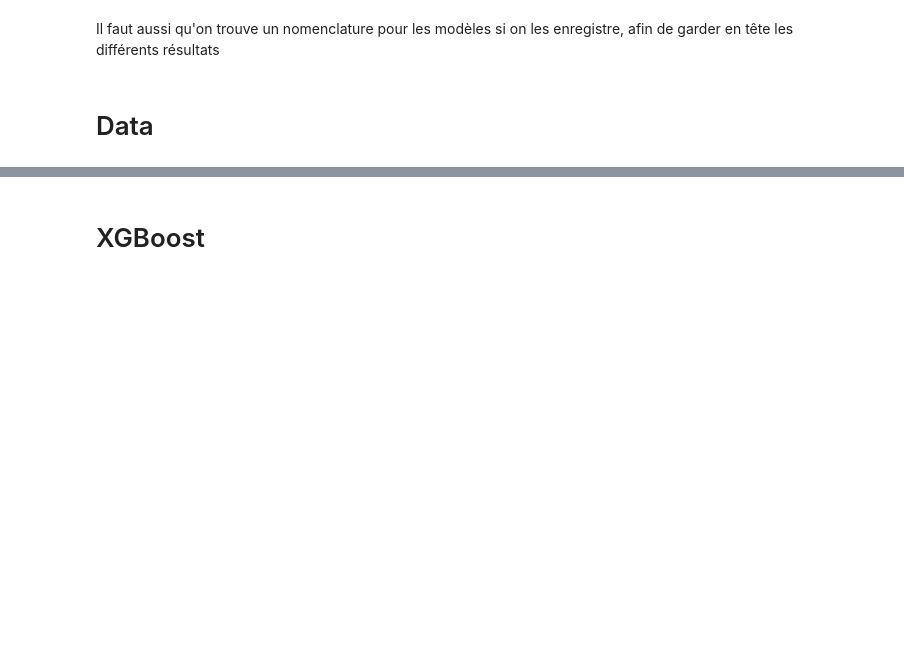
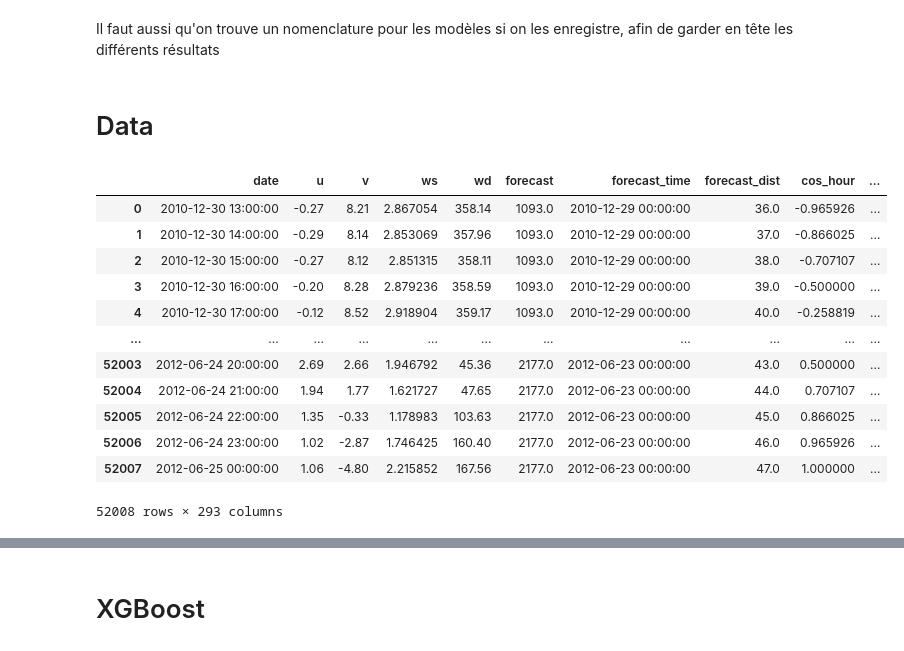
Before and after one commit to MorganeVives/DataChallenge_WP_phase2, a Jupyter notebook: Model_development-XGBoost.ipynb, the cells around one changed output, grey strips where cells are left out. Drawn from its saved outputs; the diff is of its cells as text; code cells hidden in the pictures; blank space fills up the shorter version.

```diff
--- a/Model_development-XGBoost.ipynb
+++ b/Model_development-XGBoost.ipynb
@@ -48,3 +48,19 @@ test_wp6 = pd.read_csv('Data/Preprocessing/WP6_test_preprocessed.csv', sep=',')
 test_dates = pd.read_csv('Data/Initial/test.csv', sep=',').date.values
 # %%
 to_drop = ['date','wd','forecast_time', 'forecast', "forecast_dist"]
+# %%
+test_wp1
+# %% [output]
+|  | date | u | v | ws | wd | forecast | forecast_time | forecast_dist | cos_hour | ... |
+| 0 | 2010-12-30 13:00:00 | -0.27 | 8.21 | 2.867054 | 358.14 | 1093.0 | 2010-12-29 00:00:00 | 36.0 | -0.965926 | ... |
+| 1 | 2010-12-30 14:00:00 | -0.29 | 8.14 | 2.853069 | 357.96 | 1093.0 | 2010-12-29 00:00:00 | 37.0 | -0.866025 | ... |
+| 2 | 2010-12-30 15:00:00 | -0.27 | 8.12 | 2.851315 | 358.11 | 1093.0 | 2010-12-29 00:00:00 | 38.0 | -0.707107 | ... |
+| 3 | 2010-12-30 16:00:00 | -0.20 | 8.28 | 2.879236 | 358.59 | 1093.0 | 2010-12-29 00:00:00 | 39.0 | -0.500000 | ... |
+| 4 | 2010-12-30 17:00:00 | -0.12 | 8.52 | 2.918904 | 359.17 | 1093.0 | 2010-12-29 00:00:00 | 40.0 | -0.258819 | ... |
+| ... | ... | ... | ... | ... | ... | ... | ... | ... | ... | ... |
+| 52003 | 2012-06-24 20:00:00 | 2.69 | 2.66 | 1.946792 | 45.36 | 2177.0 | 2012-06-23 00:00:00 | 43.0 | 0.500000 | ... |
+| 52004 | 2012-06-24 21:00:00 | 1.94 | 1.77 | 1.621727 | 47.65 | 2177.0 | 2012-06-23 00:00:00 | 44.0 | 0.707107 | ... |
+| 52005 | 2012-06-24 22:00:00 | 1.35 | -0.33 | 1.178983 | 103.63 | 2177.0 | 2012-06-23 00:00:00 | 45.0 | 0.866025 | ... |
+| 52006 | 2012-06-24 23:00:00 | 1.02 | -2.87 | 1.746425 | 160.40 | 2177.0 | 2012-06-23 00:00:00 | 46.0 | 0.965926 | ... |
+| 52007 | 2012-06-25 00:00:00 | 1.06 | -4.80 | 2.215852 | 167.56 | 2177.0 | 2012-06-23 00:00:00 | 47.0 | 1.000000 | ... |
+52008 rows × 293 columns
```
Also changed, not shown: parts of 2 cells of this notebook, 2 other files.
